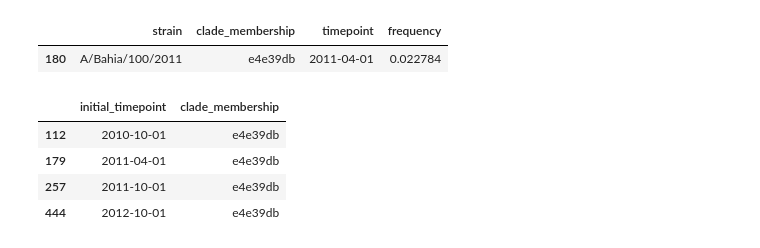
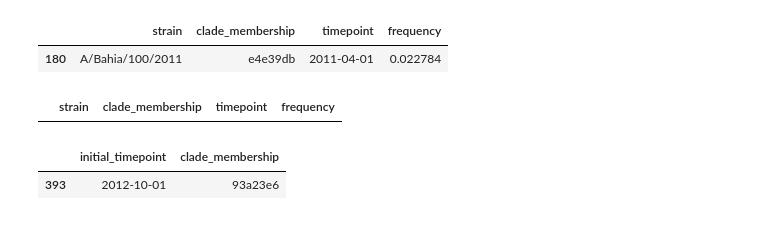
Before and after one commit to blab/flu-forecasting, a Jupyter notebook: analyses/2019-03-14-plot-clade-connectivity-between-timepoints.ipynb, the cells around one changed output. Saved outputs shown, nothing was run; the diff lists cells and outputs as text; code cells hidden in the pictures.

```diff
--- a/analyses/2019-03-14-plot-clade-connectivity-between-timepoints.ipynb
+++ b/analyses/2019-03-14-plot-clade-connectivity-between-timepoints.ipynb
@@ -234,15 +333,16 @@ tips[tips["strain"] == "A/Bahia/100/2011"]
 # %% [output]
 |  | strain | clade_membership | timepoint | frequency |
 | 180 | A/Bahia/100/2011 | e4e39db | 2011-04-01 | 0.022784 |
+# %%
+tips[tips["strain"] == "A/HoChiMinh/6388/2010"]
+# %% [output]
+|  | strain | clade_membership | timepoint | frequency |
 # %%
 # Identify distinct clades per timepoint.
 clades = tips.loc[:, ["timepoint", "clade_membership"]].drop_duplicates().copy()
 clades = clades.rename(columns={"timepoint": "initial_timepoint"})
 # %%
-clades[clades["clade_membership"] == "e4e39db"]
+clades[clades["clade_membership"] == "93a23e6"]
 # %% [output]
 |  | initial_timepoint | clade_membership |
-| 112 | 2010-10-01 | e4e39db |
-| 179 | 2011-04-01 | e4e39db |
-| 257 | 2011-10-01 | e4e39db |
-| 444 | 2012-10-01 | e4e39db |
+| 393 | 2012-10-01 | 93a23e6 |
```
Also changed, not shown: parts of 44 cells of this notebook, 1 other file.
